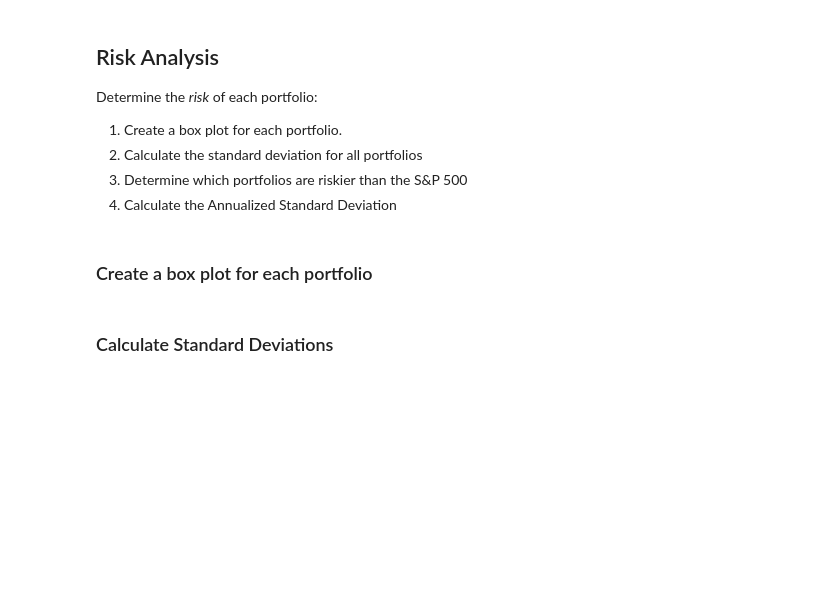
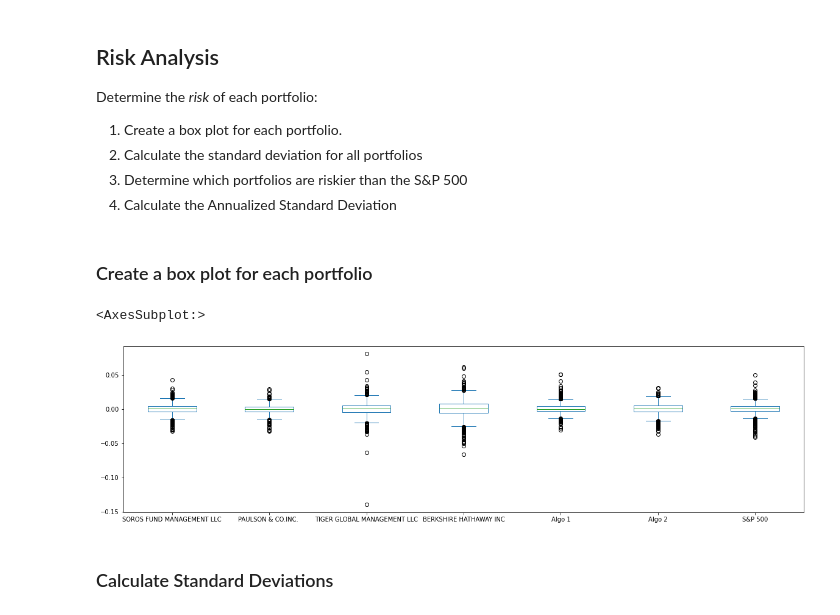
Before and after one commit to JohnLeelike/portfolio-analysis, a Jupyter notebook: whale_analysis.ipynb, the cells around one changed output. Drawn from its saved outputs; the diff is of its cells as text; code cells hidden in the pictures; blank space fills up the shorter version.

```diff
--- a/whale_analysis.ipynb
+++ b/whale_analysis.ipynb
@@ -191,6 +199,10 @@ Determine the _risk_ of each portfolio:
 ### Create a box plot for each portfolio
 # %%
 # Box plot to visually show risk
+all_prices.plot(kind='box', figsize=(20,5))
+# %% [output]
+<AxesSubplot:>
+[figure, added]
 # %% [markdown]
 ### Calculate Standard Deviations
 # %%
```
Also changed, not shown: parts of 37 cells of this notebook.
